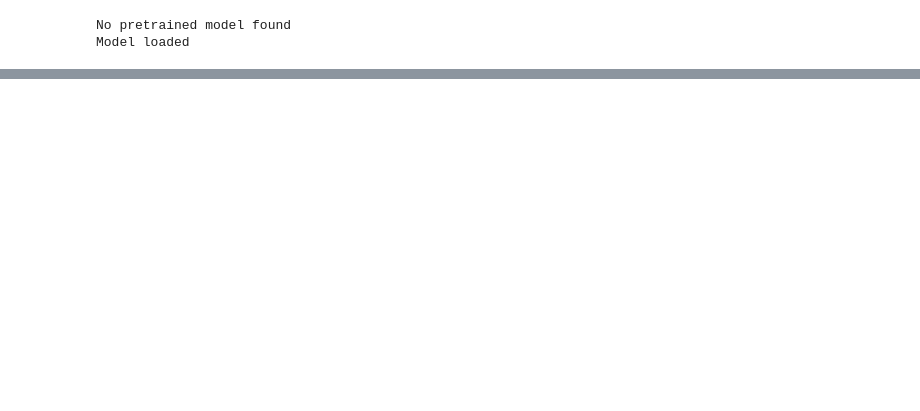
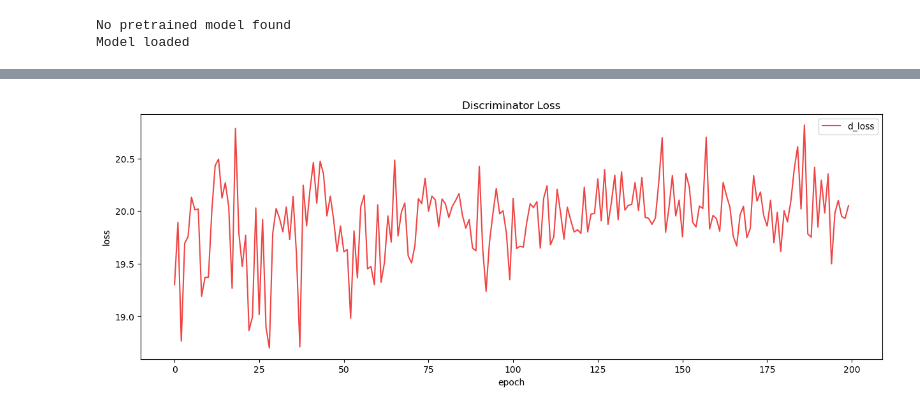
Before and after one commit to pekochan069/AI-Final2, a Jupyter notebook: srgan.ipynb, the cells around one changed output, grey strips where cells are left out. Cells and saved outputs as stored; diff of their text form; code cells hidden in the pictures; blank space fills up the shorter version.

```diff
--- a/srgan.ipynb
+++ b/srgan.ipynb
@@ -164,0 +217,12 @@ TypeError: GeneratorLoss.forward() missing 1 required positional argument: 'targ
+# %%
+fig = plt.gcf()
+plt.plot(X, loss_history["d_loss"], color=U.get_color(0), label="d_loss")
+plt.xlabel("epoch")
+plt.ylabel("loss")
+plt.legend()
+plt.title("Discriminator Loss")
+fig.set_size_inches(15, 5)
+plt.show()
+print(f"Min discriminator loss: {min(loss_history['d_loss'])}")
+# %% [output]
+[figure, added]
```
Also changed, not shown: parts of 12 cells of this notebook, 2 other files.
